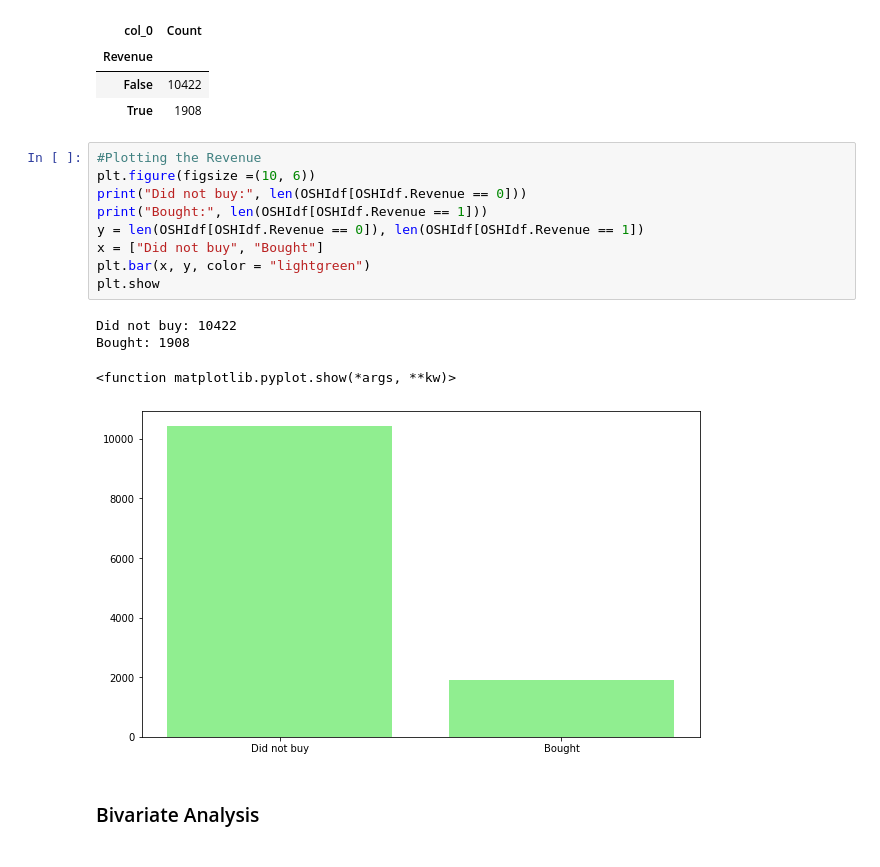
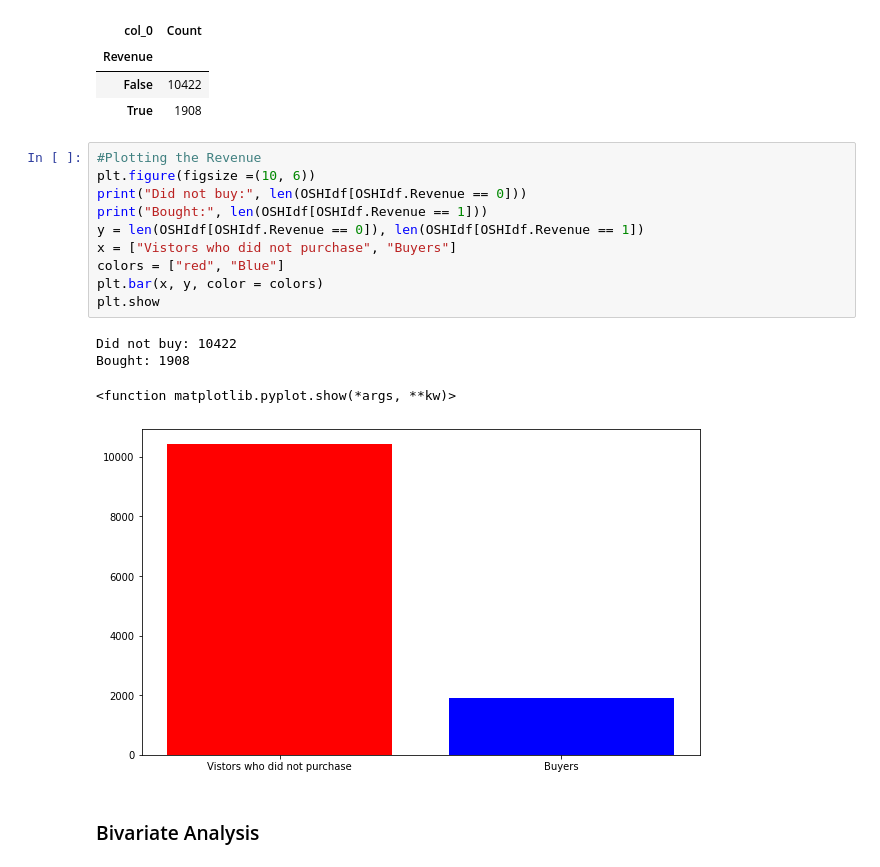
Before and after one commit to SepidehMohammadi/Capstone_python, a Jupyter notebook: Online Shoppers Purchasing Intention.ipynb, the cells around one changed output. Drawn from its saved outputs; the diff is of its cells as text.

```diff
--- a/Online Shoppers Purchasing Intention.ipynb
+++ b/Online Shoppers Purchasing Intention.ipynb
@@ -447,17 +448,18 @@ pd.crosstab(index = OSHIdf["Revenue"], columns = "Count")
 # %%
 #Plotting the Revenue
 plt.figure(figsize =(10, 6))
 print("Did not buy:", len(OSHIdf[OSHIdf.Revenue == 0]))
 print("Bought:", len(OSHIdf[OSHIdf.Revenue == 1]))
 y = len(OSHIdf[OSHIdf.Revenue == 0]), len(OSHIdf[OSHIdf.Revenue == 1])
-x = ["Did not buy", "Bought"]
-plt.bar(x, y, color = "lightgreen")
+x = ["Vistors who did not purchase", "Buyers"]
+colors = ["red", "Blue"]
+plt.bar(x, y, color = colors)
 plt.show
 # %% [output]
 Did not buy: 10422
 Bought: 1908
 <function matplotlib.pyplot.show(*args, **kw)>
-[figure, old version]
+[figure, new version]
 # %% [markdown]
 ### Bivariate Analysis
 # %%
```
Also changed, not shown: parts of 3 cells of this notebook.
